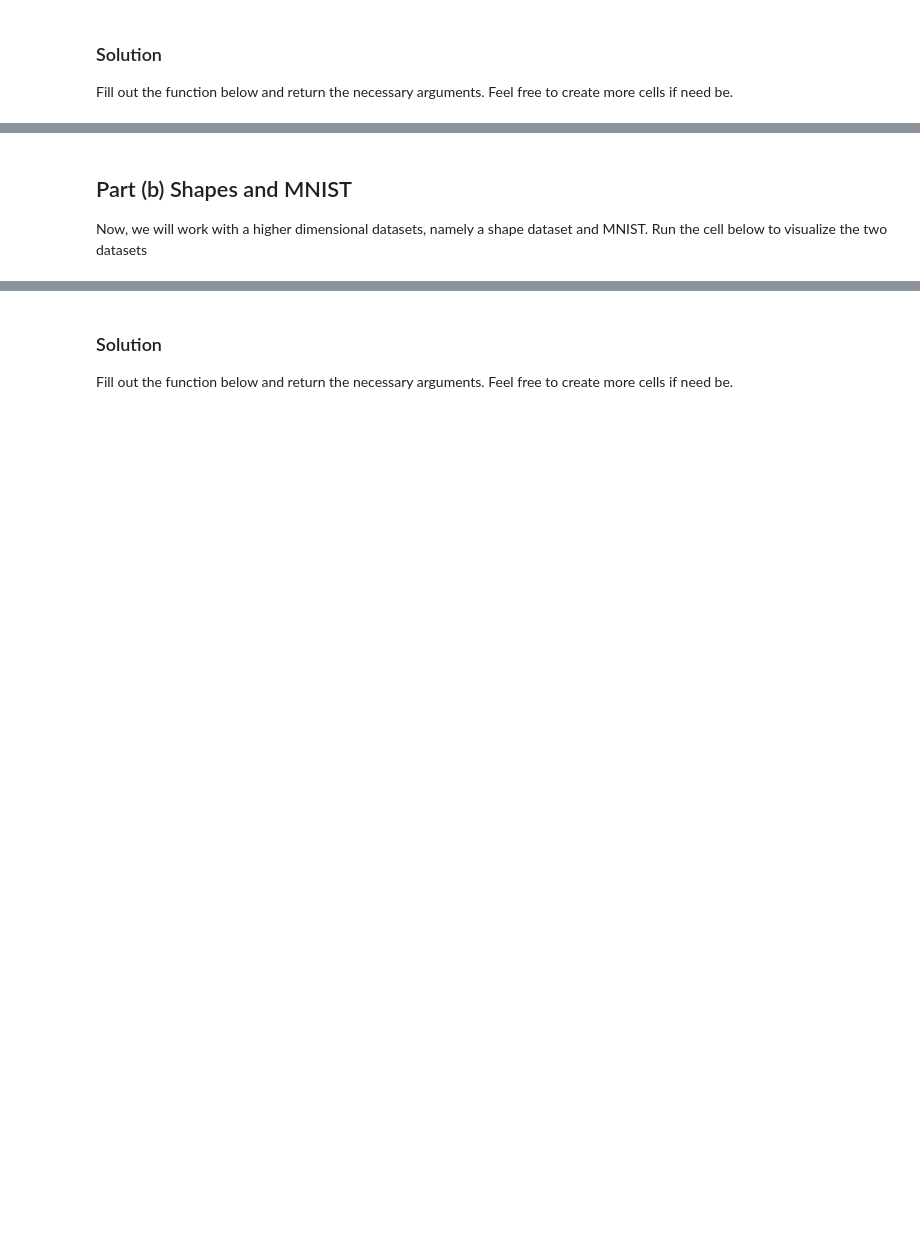
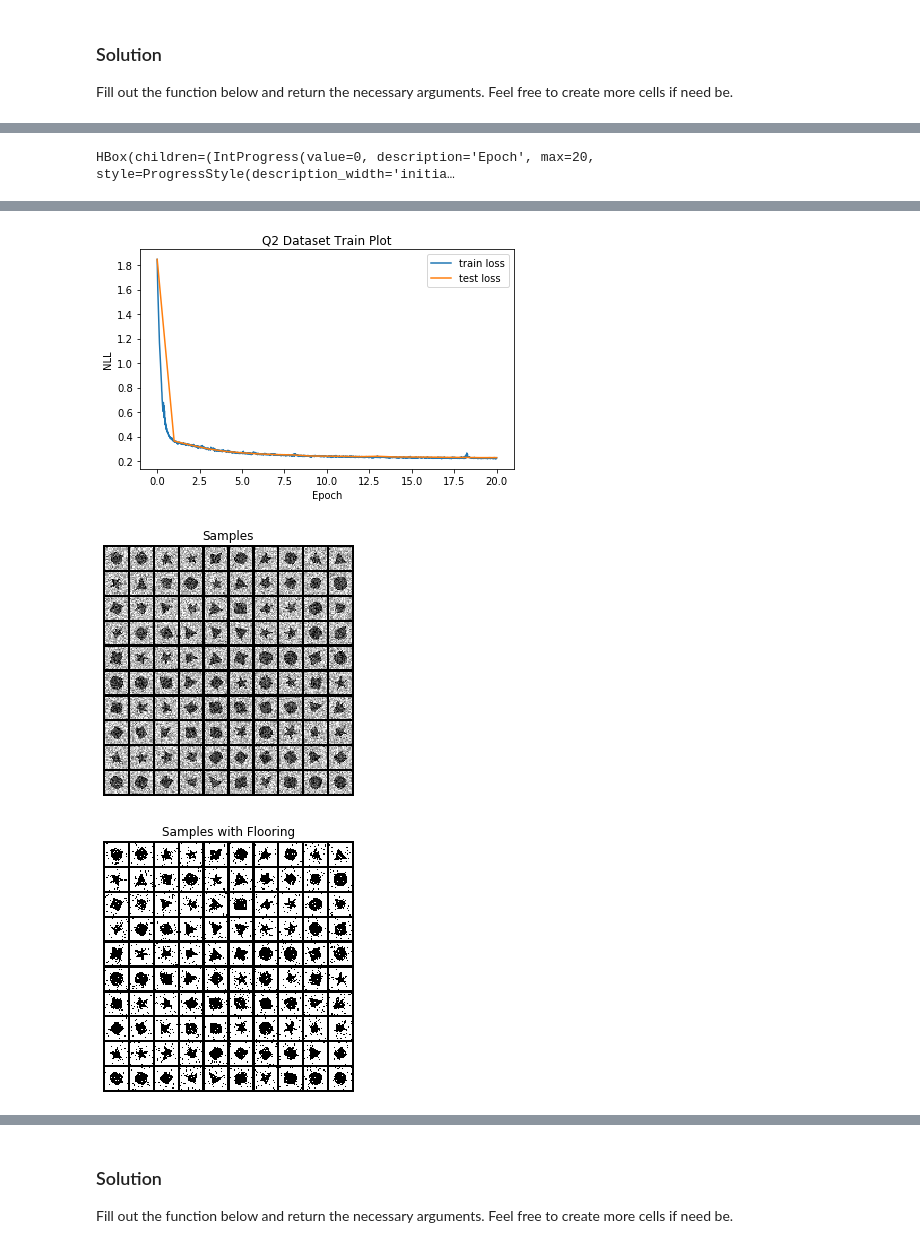
Before and after one commit to rll/deepul, a Jupyter notebook: homeworks/hw2/hw2_notebook.ipynb, the cells around one changed output, grey strips where cells are left out. Saved outputs shown, nothing was run; the diff lists cells and outputs as text; code cells hidden in the pictures; blank space fills up the shorter version.

```diff
--- a/homeworks/hw2/hw2_notebook.ipynb
+++ b/homeworks/hw2/hw2_notebook.ipynb
@@ -385,18 +207,18 @@ A few notes:
 ### Solution
 Fill out the function below and return the necessary arguments. Feel free to create more cells if need be.
 # %%
-def q2_a(train_data, test_data, d, dset_id):
+def q2(train_data, test_data):
   """
-  train_data: An (n_train, 2) numpy array of integers in {0, ..., d-1}
-  test_data: An (n_test, 2) numpy array of integers in {0, .., d-1}
-  d: The number of possible discrete values for each random variable x1 and x2
-  dset_id: An identifying number of which dataset is given (1 or 2). Most likely
-           used to set different hyperparameters for different datasets
+  train_data: A (n_train, H, W, 1) uint8 numpy array of binary images with values in {0, 1}
+  test_data: A (n_test, H, W, 1) uint8 numpy array of binary images with values in {0, 1}
+  H = W = 20
+  Note that you should dequantize your train and test data, your dequantized pixels should all lie in [0,1]
 
   Returns
   - a (# of training iterations,) numpy array of train_losses evaluated every minibatch
   - a (# of epochs + 1,) numpy array of test_losses evaluated once at initialization and after each epoch
-  - a numpy array of size (d, d) of probabilities (the learned joint distribution)
+  - a numpy array of size (100, H, W, 1) of samples with values in [0, 1], where [0,0.5] represents a black pixel
+      and [0.5,1] represents a white pixel. We will show your samples with and without noise.
   """
 
   """ YOUR CODE HERE """
@@ -415,3 +228,0 @@ q2_save_results(2, 'a', q2_a)
-# %% [markdown]
-## Part (b) Shapes and MNIST
-Now, we will work with a higher dimensional datasets, namely a shape dataset and MNIST. Run the cell below to visualize the two datasets
@@ -420,0 +229,4 @@ visualize_q2b_data(2)
+# %%
+q2_save_results(q2)
+# %% [output]
+HBox(children=(IntProgress(value=0, description='Epoch', max=20, style=ProgressStyle(description_width='initia…
@@ -420,0 +234,3 @@ visualize_q2b_data(2)
+[figure, added]
+[figure, added]
+[figure, added]
```
Also changed, not shown: parts of 59 cells of this notebook.
